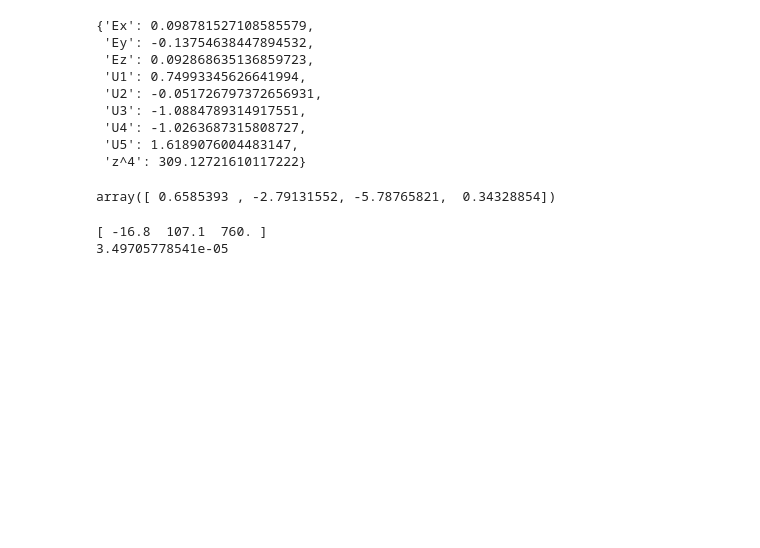
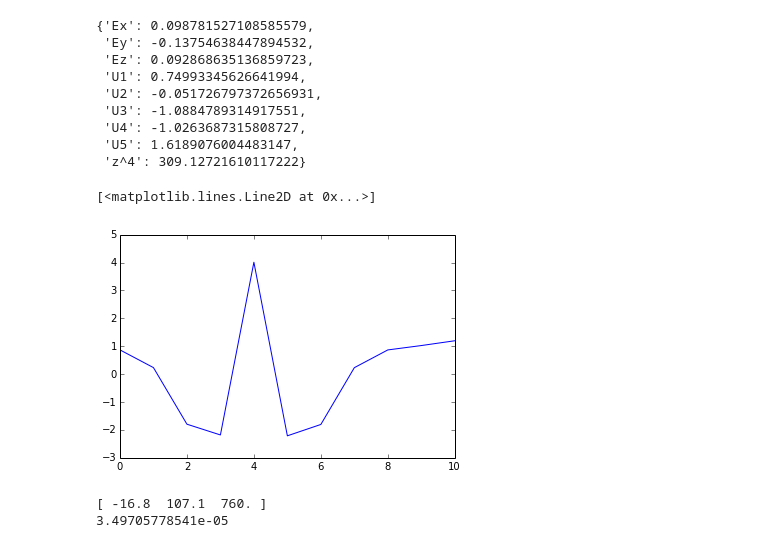
Before and after one commit to HaeffnerLab/trapsim, a Jupyter notebook: gapless/cct_A_trap.ipynb, the cells around one changed output. Saved outputs shown, nothing was run; the diff lists cells and outputs as text; code cells hidden in the pictures; blank space fills up the shorter version.

```diff
--- a/gapless/cct_A_trap.ipynb
+++ b/gapless/cct_A_trap.ipynb
@@ -36,15 +36,16 @@ x.multipole_dict
  'U5': 1.6189076004483147,
  'z^4': 309.12721610117222}
 # %%
-shorted_electrodes = []
-controlled_multipoles = ['Ex', 'Ey', 'Ez', 'U2']
+shorted_electrodes = [']
+controlled_multipoles = ['Ex', 'Ey', 'Ez', 'U2', 'z^4']
 r0 = 1e-3
-r = [17e-6, 107e-6, 760e-6]
+r = [17e-6, 107e-6, 1270e-6]
 C = w.multipole_control_matrix(r, controlled_multipoles, r0, shorted_electrodes)
-# %%
-C[:]
-# %% [output]
-array([ 0.6585393 , -2.79131552, -5.78765821,  0.34328854])
+# %%
+plot(C[1,0:11])
+# %% [output]
+[<matplotlib.lines.Line2D at 0x...>]
+[figure, added]
 # %%
 from scipy import optimize as opt
 def find_trap_location(r0):
```
Also changed, not shown: 2 other files.
